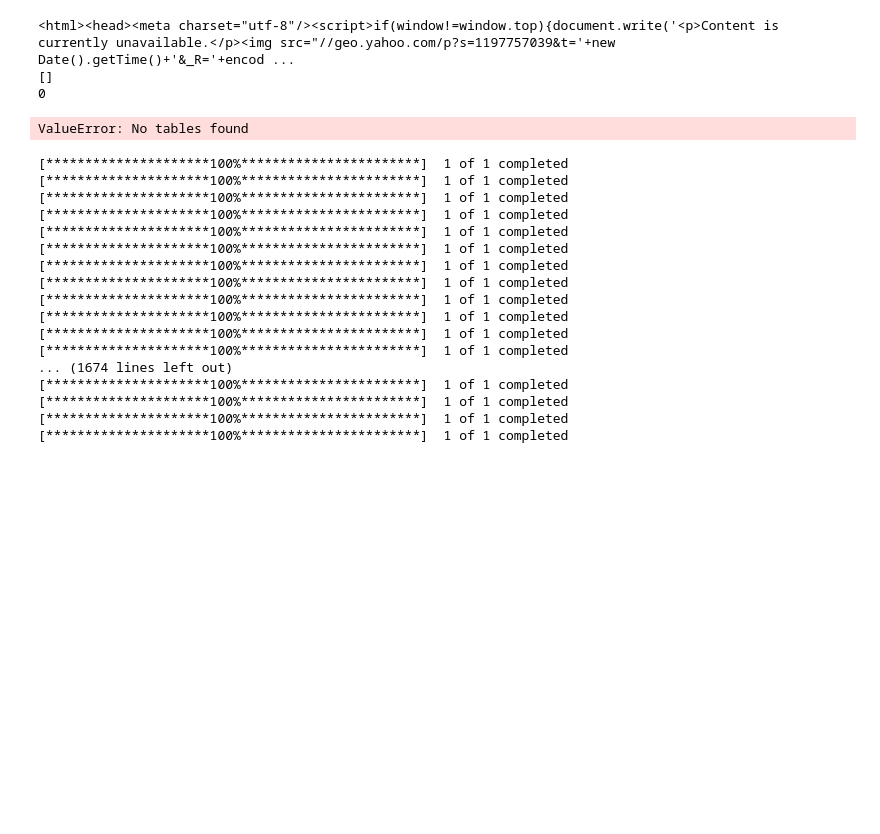
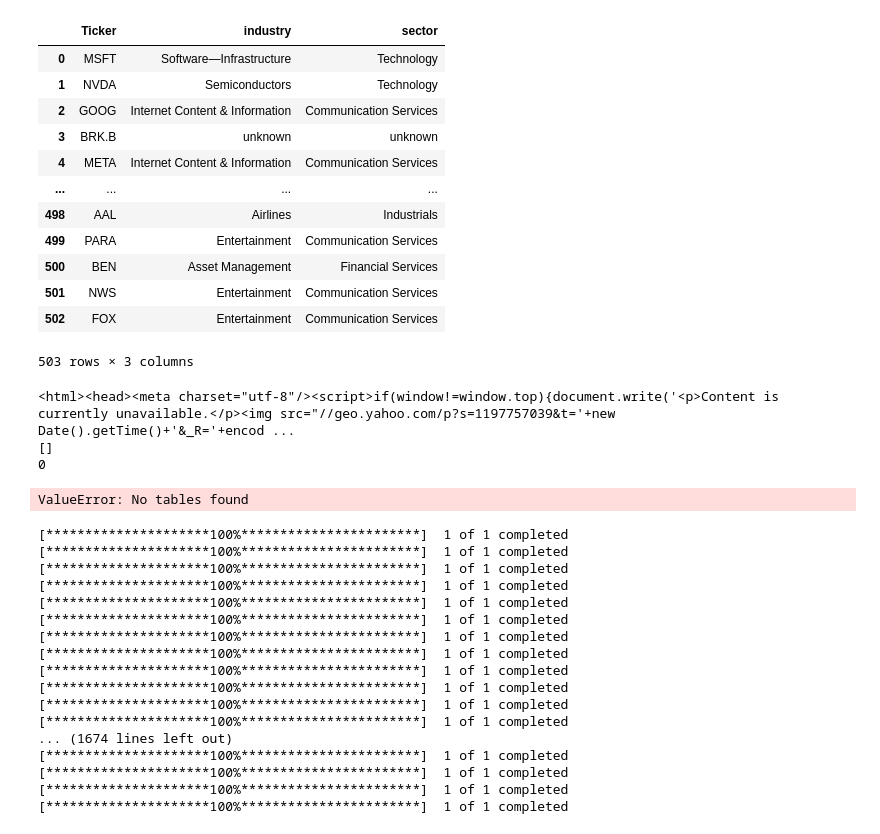
Before and after one commit to Starfalco/MKTmasta, a Jupyter notebook: Buy & Hold Port Screener - Multi tasking - 10.03.23.ipynb, the cells around one changed output. Drawn from its saved outputs; the diff is of its cells as text; code cells hidden in the pictures; blank space fills up the shorter version.

Commit message:
1st version method 'info' ; saving extracts as .parquet instead of .csv

```diff
--- a/Buy & Hold Port Screener - Multi tasking - 10.03.23.ipynb
+++ b/Buy & Hold Port Screener - Multi tasking - 10.03.23.ipynb
@@ -15,3 +17,22 @@ from getuseragent import UserAgent
+# %%
+df = pd.read_parquet('extracts/info.parquet')
+
+# Read Data from Delta table
+df
+# %% [output]
+|  | Ticker | industry | sector |
+| 0 | MSFT | Software—Infrastructure | Technology |
+| 1 | NVDA | Semiconductors | Technology |
+| 2 | GOOG | Internet Content & Information | Communication Services |
+| 3 | BRK.B | unknown | unknown |
+| 4 | META | Internet Content & Information | Communication Services |
+| ... | ... | ... | ... |
+| 498 | AAL | Airlines | Industrials |
+| 499 | PARA | Entertainment | Communication Services |
+| 500 | BEN | Asset Management | Financial Services |
+| 501 | NWS | Entertainment | Communication Services |
+| 502 | FOX | Entertainment | Communication Services |
+503 rows × 3 columns
 # %%
 saveas_path = './extracts'
 # MDDs_path = './Invest Tool/Analysis/Tickers/'
```
Also changed, not shown: parts of 1 cell of this notebook, 8 other files.
